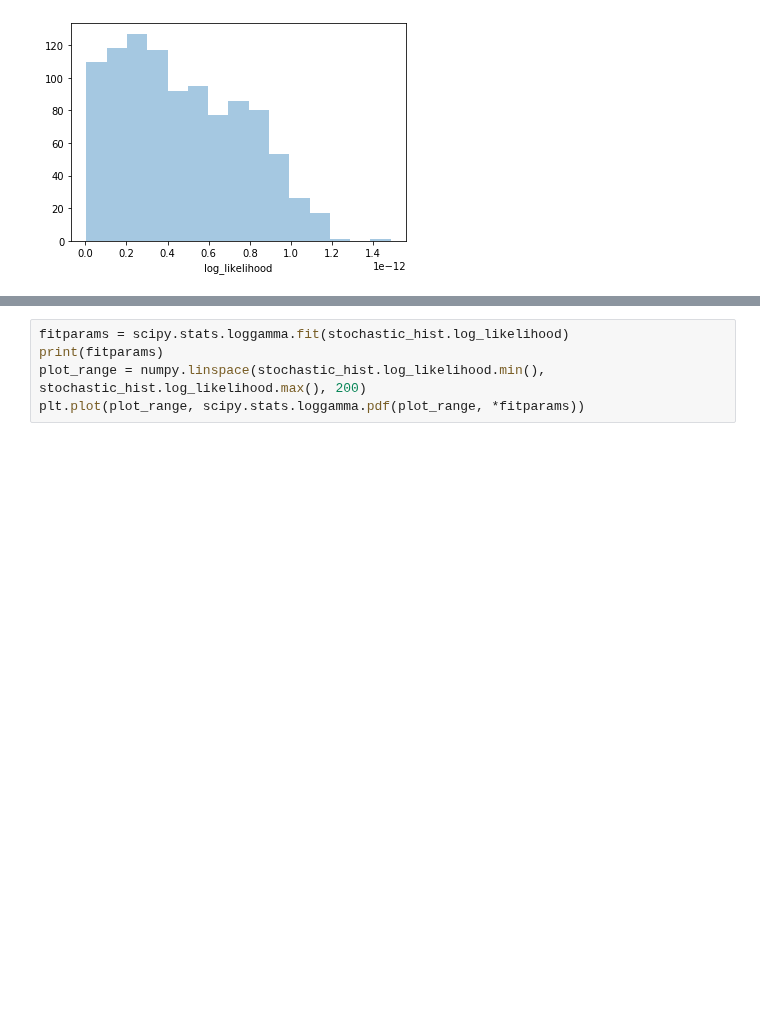
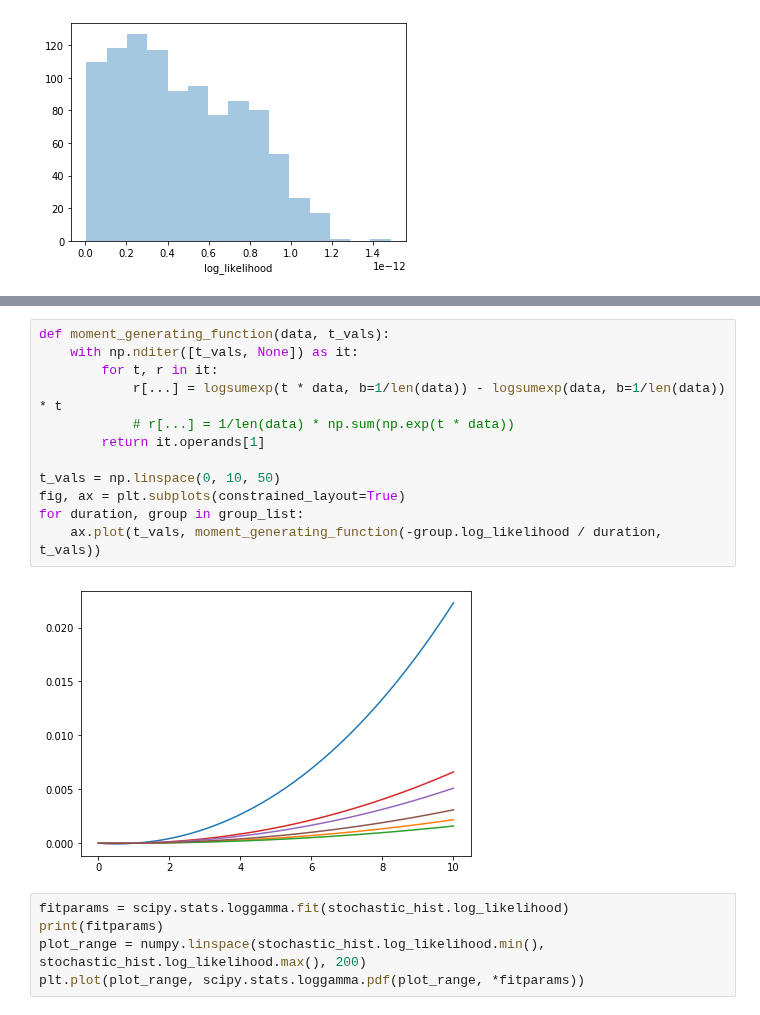
Before and after one commit to manuel-rhdt/master-thesis, a Jupyter notebook: notebooks/marginal_pdf.ipynb, the cells around one changed output, grey strips where cells are left out. Drawn from its saved outputs; the diff is of its cells as text; blank space fills up the shorter version.

```diff
--- a/notebooks/marginal_pdf.ipynb
+++ b/notebooks/marginal_pdf.ipynb
@@ -123,3 +123,17 @@ sns.distplot(-stochastic_hist.log_likelihood + stochastic_hist.log_likelihood.ma
+# %%
+def moment_generating_function(data, t_vals):
+    with np.nditer([t_vals, None]) as it:
+        for t, r in it:
+            r[...] = logsumexp(t * data, b=1/len(data)) - logsumexp(data, b=1/len(data)) * t
+            # r[...] = 1/len(data) * np.sum(np.exp(t * data))
+        return it.operands[1]
+
+t_vals = np.linspace(0, 10, 50)
+fig, ax = plt.subplots(constrained_layout=True)
+for duration, group in group_list:
+    ax.plot(t_vals, moment_generating_function(-group.log_likelihood / duration, t_vals))
+# %% [output]
+[figure, added]
 # %%
 fitparams = scipy.stats.loggamma.fit(stochastic_hist.log_likelihood)
 print(fitparams)
```
Also changed, not shown: parts of 8 cells of this notebook, 2 other files.
